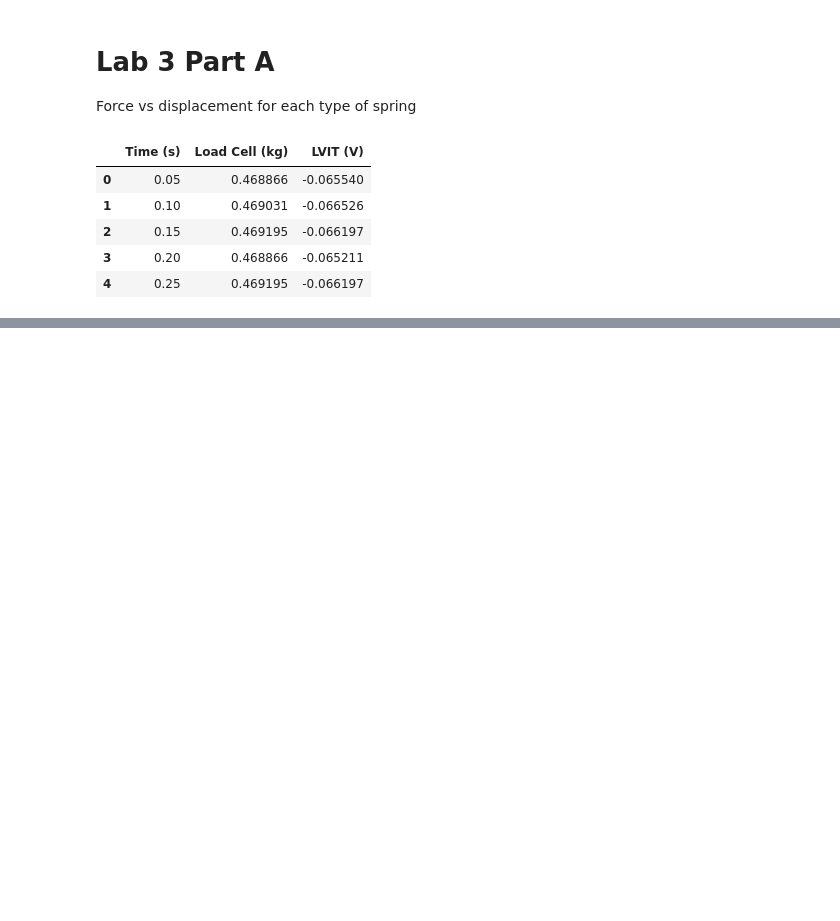
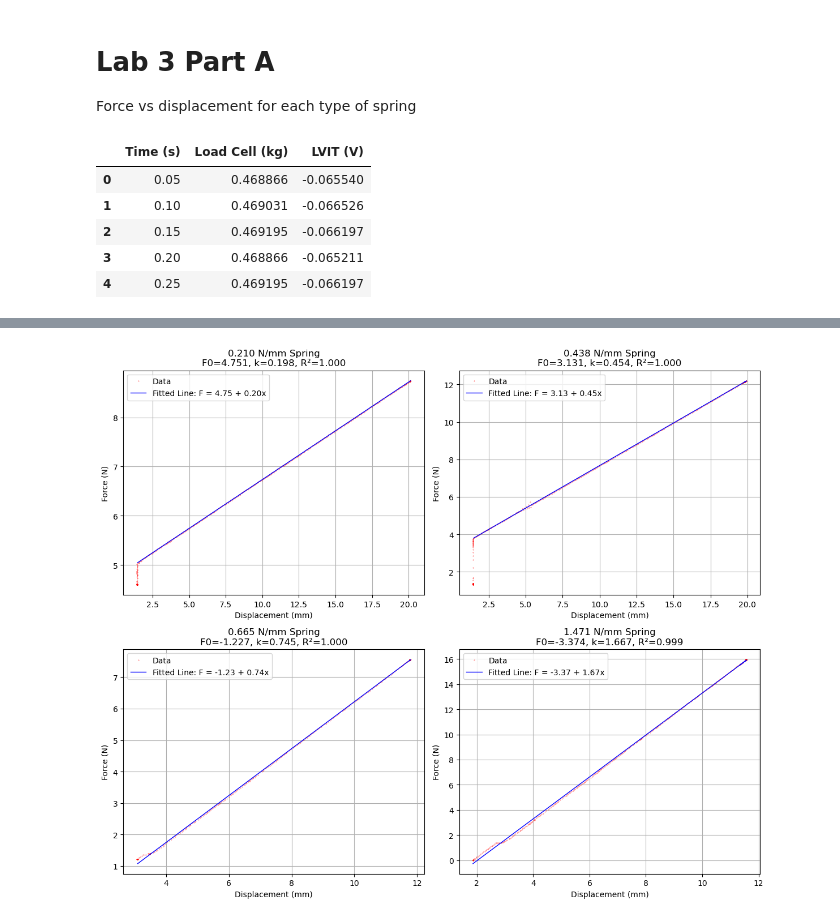
Before and after one commit to Koi199/MECH-420-scripts, a Jupyter notebook: Lab 3/Mech420Lab3.ipynb, the cells around one changed output, grey strips where cells are left out. Drawn from its saved outputs; the diff is of its cells as text; code cells hidden in the pictures; blank space fills up the shorter version.

```diff
--- a/Lab 3/Mech420Lab3.ipynb
+++ b/Lab 3/Mech420Lab3.ipynb
@@ -155 +155,81 @@ plt.show()
+# %%
+import numpy as np
+from scipy.optimize import curve_fit
+import matplotlib.pyplot as plt
+
+# define the model functions
+def model_function_with_offset(x, F0, k):
+    return F0 + k*x
+
+def model_function_through_origin(x, k):
+    return k*x
+
+# Define a function to calculate R^2
+def r_squared(y, y_fit):
+    ss_res = np.sum((y - y_fit) ** 2)
+    ss_tot = np.sum((y - np.mean(y)) ** 2)
+    return 1 - (ss_res / ss_tot)
+
+# Create figure with subplots
+fig, axs = plt.subplots(2, 2, figsize=(12, 10))
+
+# Define spring data and titles with elbow points for pre-tensioned springs
+springs_data = [
+    (partA1_2lbsperin, '0.210 N/mm Spring', (0, 0), 1.45, True),    # start at x=1.44mm
+    (partA2_5lbsperin, '0.438 N/mm Spring', (0, 1), 1.45, True),    # start at x=1.44mm
+    (partA3_8lbsperin, '0.665 N/mm Spring', (1, 0), 3.09, True),     # through origin
+    (partA8_4lbsperin, '1.471 N/mm Spring', (1, 1), 1.86, True)      # through origin
+]
+
+# Process each spring
+for data, title, (i, j), x_start, use_offset in springs_data:
+    force_N = data['Load Cell (kg)'] * 9.81
+
+    # Filter data based on starting point
+    mask = data['Displacement (mm)'] >= x_start
+    x_data = data['Displacement (mm)'][mask]
+    y_data = force_N[mask]
+
+    if use_offset:
+        # Fit with offset for pre-tensioned springs
+        popt, pcov = curve_fit(model_function_with_offset,
+                              x_data,
+                              y_data,
+                              p0=[1, -1])
+        F0, k = popt
+        y_fit = model_function_with_offset(x_data, F0, k)
+        equation = f'F = {F0:.2f} + {k:.2f}x'
+    else:
+        # Fit through origin for non-pretensioned springs
+        popt, pcov = curve_fit(model_function_through_origin,
+                              x_data,
+                              y_data,
+                              p0=[-1])
+        k = popt[0]
+        F0 = 0
+        y_fit = model_function_through_origin(x_data, k)
+        equation = f'F = {k:.2f}x'
+
+    # Calculate R^2
+    r2 = r_squared(y_data, y_fit)
+
+    # Plot all data points
+    axs[i, j].plot(data['Displacement (mm)'], force_N, '.',
+                   color='r', markersize=0.5, label='Data')
+
+    # Plot fit only for the filtered portion
+    axs[i, j].plot(x_data, y_fit, '-',
+                   color='b', linewidth=1, label=f'Fitted Line: {equation}')
+
+    # Add title and labels with fit parameters
+    axs[i, j].set_title(f'{title}\nF0={F0:.3f}, k={k:.3f}, R²={r2:.3f}')
+    axs[i, j].set_xlabel('Displacement (mm)')
+    axs[i, j].set_ylabel('Force (N)')
+    axs[i, j].grid(True)
+    axs[i, j].legend()
+
+plt.tight_layout()
+plt.show()
+# %% [output]
+[figure, added]
 # %% [markdown]
```
Also changed, not shown: parts of 3 cells of this notebook.
